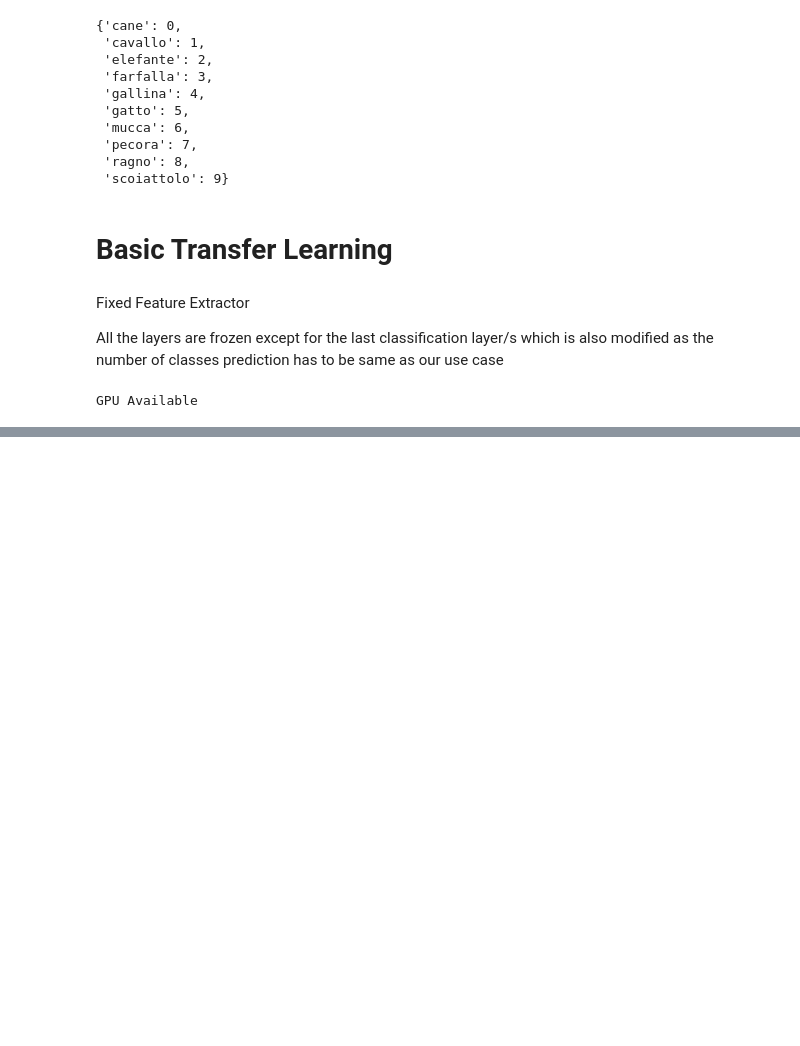
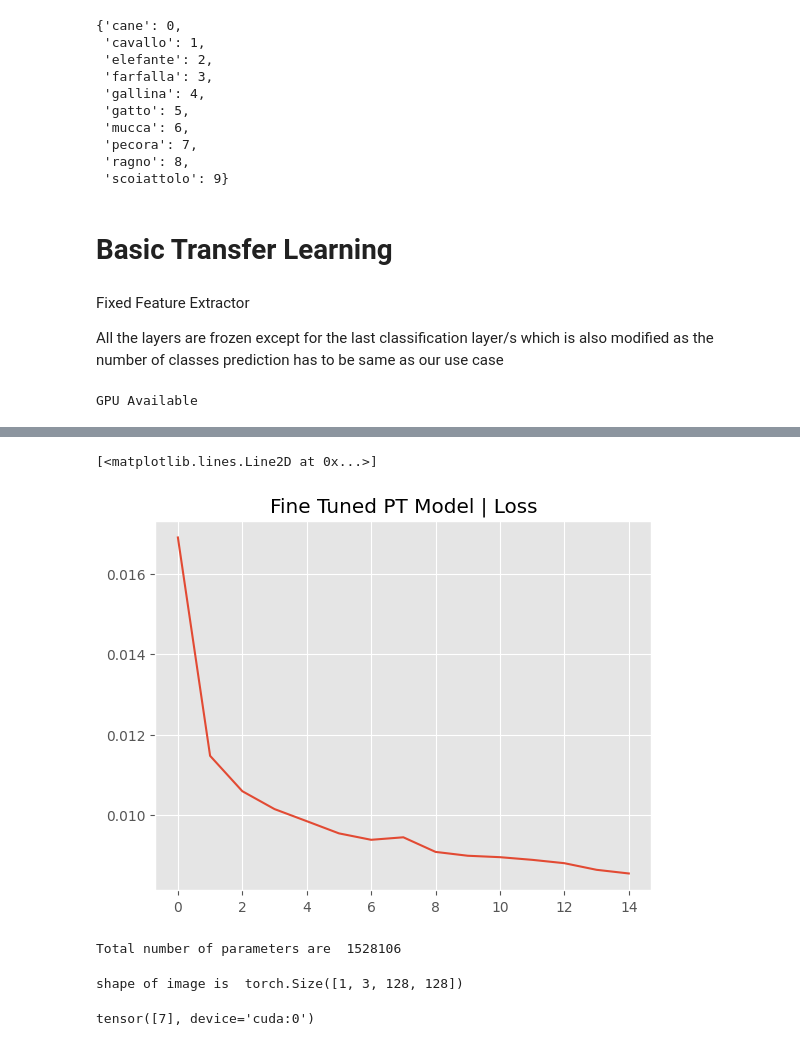
Before and after one commit to leonbora167/intelligent-system-explorations, a Jupyter notebook: PyTorch/Quantization_Basics.ipynb, the cells around one changed output, grey strips where cells are left out. Saved outputs shown, nothing was run; the diff lists cells and outputs as text; code cells hidden in the pictures; blank space fills up the shorter version.

```diff
--- a/PyTorch/Quantization_Basics.ipynb
+++ b/PyTorch/Quantization_Basics.ipynb
@@ -180,0 +251,6 @@ RuntimeError: a Tensor with 64 elements cannot be converted to Scalar
+# %%
+plt.title("Fine Tuned PT Model | Loss")
+plt.plot(length, training_loss_list)
+# %% [output]
+[<matplotlib.lines.Line2D at 0x...>]
+[figure, added]
@@ -180,0 +264,30 @@ RuntimeError: a Tensor with 64 elements cannot be converted to Scalar
+# %%
+#Count total number of parameters in PyTorch Model
+sum = 0
+for layer in model.parameters():
+    sum += layer.numel()
+
+print("Total number of parameters are ", sum)
+# %% [output]
+Total number of parameters are  1528106
+# %%
+#Inferencing
+
+img_path = "raw-img\scoiattolo\OIP-zzy5kEbHuGBWXZ3c-D85aAHaE8.jpeg"
+img = read_image(img_path, mode=ImageReadMode.RGB)
+img = torchvision.transforms.Resize((128,128))(img)
+img = img.unsqueeze(0)
+img = img.to(device).float()
+print("shape of image is ", img.shape)
+
+model.eval()
+model = model.to(device)
+with torch.no_grad():
+    outputs = model(img)
+    _, preds = torch.max(outputs, 1)
+
+#preds[0].cpu().item()
+preds
+# %% [output]
+shape of image is  torch.Size([1, 3, 128, 128])
+tensor([7], device='cuda:0')
```
Also changed, not shown: parts of 21 cells of this notebook.
